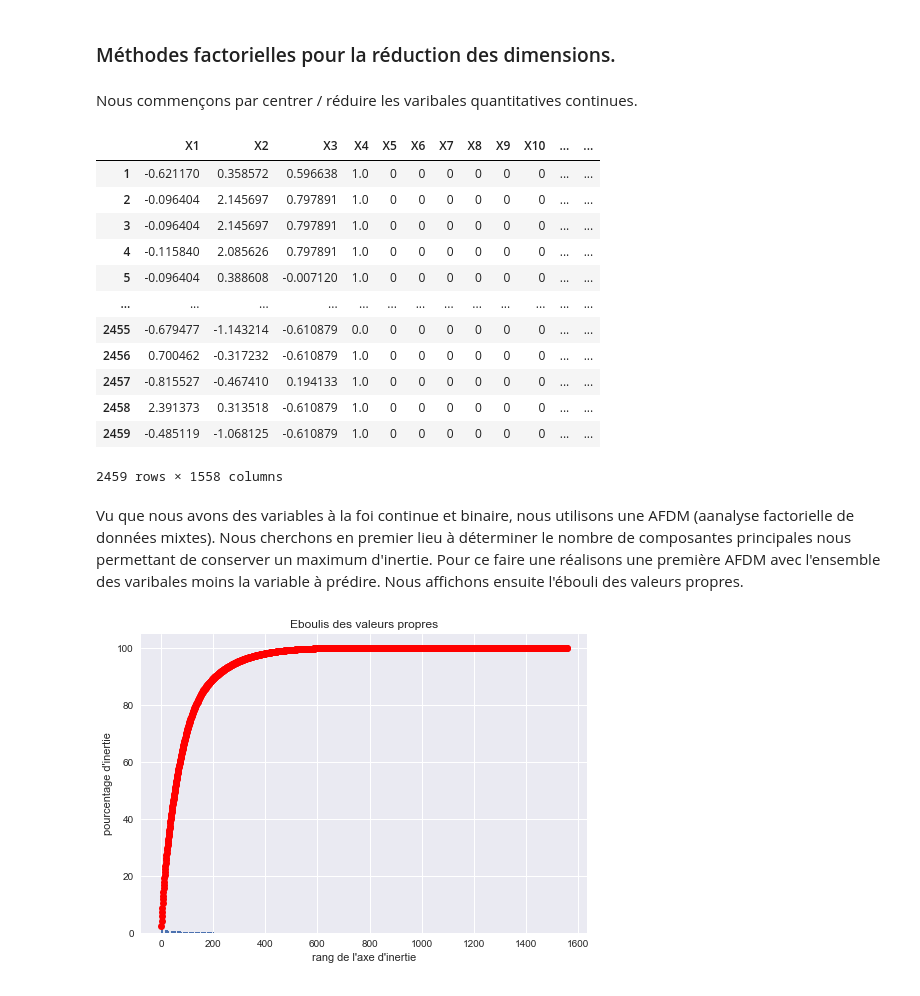
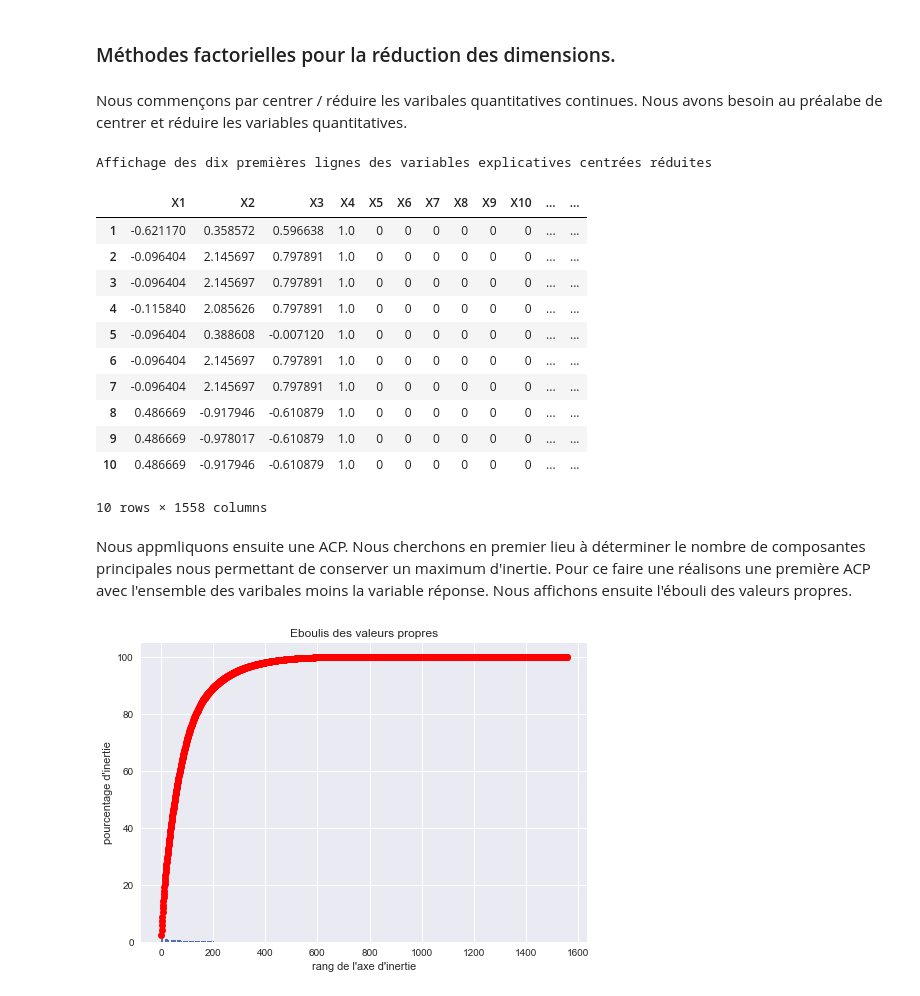
Before and after one commit to cedricsoares/cnam-sta211-entreposage-et-fouille-de-donnees-projet-final, a Jupyter notebook: exploration.ipynb, the cells around one changed output. Saved outputs shown, nothing was run; the diff lists cells and outputs as text; code cells hidden in the pictures.

```diff
--- a/exploration.ipynb
+++ b/exploration.ipynb
@@ -472,32 +492,33 @@ data['X4'] =  knn_imputed_3['X4']
 # %% [markdown]
 ### Méthodes factorielles pour la réduction des dimensions.
 # %% [markdown]
-Nous commençons par centrer / réduire les varibales quantitatives continues.
+Nous commençons par centrer / réduire les varibales quantitatives continues. Nous avons besoin au préalabe de centrer et réduire les variables quantitatives.
 # %%
 from sklearn.preprocessing import StandardScaler
 scaler = StandardScaler()
 
 X_std= pd.DataFrame(scaler.fit_transform(data.loc[:,['X1', 'X2', 'X3']]), columns = data.loc[:,['X1', 'X2', 'X3']].columns, index = data.index)
 X_std = pd.concat([X_std, data.iloc[:,3:-1]], axis=1)
 y = data.iloc[:,-1]
+
+print("Affichage des dix premières lignes des variables explicatives centrées réduites")
+display(X_std.head(10))
+# %% [output]
+Affichage des dix premières lignes des variables explicatives centrées réduites
+|  | X1 | X2 | X3 | X4 | X5 | X6 | X7 | X8 | X9 | X10 | ... | ... |
+| 1 | -0.621170 | 0.358572 | 0.596638 | 1.0 | 0 | 0 | 0 | 0 | 0 | 0 | ... | ... |
+| 2 | -0.096404 | 2.145697 | 0.797891 | 1.0 | 0 | 0 | 0 | 0 | 0 | 0 | ... | ... |
+| 3 | -0.096404 | 2.145697 | 0.797891 | 1.0 | 0 | 0 | 0 | 0 | 0 | 0 | ... | ... |
+| 4 | -0.115840 | 2.085626 | 0.797891 | 1.0 | 0 | 0 | 0 | 0 | 0 | 0 | ... | ... |
+| 5 | -0.096404 | 0.388608 | -0.007120 | 1.0 | 0 | 0 | 0 | 0 | 0 | 0 | ... | ... |
+| 6 | -0.096404 | 2.145697 | 0.797891 | 1.0 | 0 | 0 | 0 | 0 | 0 | 0 | ... | ... |
+| 7 | -0.096404 | 2.145697 | 0.797891 | 1.0 | 0 | 0 | 0 | 0 | 0 | 0 | ... | ... |
+| 8 | 0.486669 | -0.917946 | -0.610879 | 1.0 | 0 | 0 | 0 | 0 | 0 | 0 | ... | ... |
+| 9 | 0.486669 | -0.978017 | -0.610879 | 1.0 | 0 | 0 | 0 | 0 | 0 | 0 | ... | ... |
+| 10 | 0.486669 | -0.917946 | -0.610879 | 1.0 | 0 | 0 | 0 | 0 | 0 | 0 | ... | ... |
+10 rows × 1558 columns
-# %%
-X_std
-# %% [output]
-|  | X1 | X2 | X3 | X4 | X5 | X6 | X7 | X8 | X9 | X10 | ... | ... |
-| 1 | -0.621170 | 0.358572 | 0.596638 | 1.0 | 0 | 0 | 0 | 0 | 0 | 0 | ... | ... |
-| 2 | -0.096404 | 2.145697 | 0.797891 | 1.0 | 0 | 0 | 0 | 0 | 0 | 0 | ... | ... |
-| 3 | -0.096404 | 2.145697 | 0.797891 | 1.0 | 0 | 0 | 0 | 0 | 0 | 0 | ... | ... |
-| 4 | -0.115840 | 2.085626 | 0.797891 | 1.0 | 0 | 0 | 0 | 0 | 0 | 0 | ... | ... |
-| 5 | -0.096404 | 0.388608 | -0.007120 | 1.0 | 0 | 0 | 0 | 0 | 0 | 0 | ... | ... |
-| ... | ... | ... | ... | ... | ... | ... | ... | ... | ... | ... | ... | ... |
-| 2455 | -0.679477 | -1.143214 | -0.610879 | 0.0 | 0 | 0 | 0 | 0 | 0 | 0 | ... | ... |
-| 2456 | 0.700462 | -0.317232 | -0.610879 | 1.0 | 0 | 0 | 0 | 0 | 0 | 0 | ... | ... |
-| 2457 | -0.815527 | -0.467410 | 0.194133 | 1.0 | 0 | 0 | 0 | 0 | 0 | 0 | ... | ... |
-| 2458 | 2.391373 | 0.313518 | -0.610879 | 1.0 | 0 | 0 | 0 | 0 | 0 | 0 | ... | ... |
-| 2459 | -0.485119 | -1.068125 | -0.610879 | 1.0 | 0 | 0 | 0 | 0 | 0 | 0 | ... | ... |
-2459 rows × 1558 columns
 # %% [markdown]
-Vu que nous avons des variables à la foi continue et binaire, nous utilisons une AFDM (aanalyse factorielle de données mixtes). Nous cherchons en premier lieu à déterminer le nombre de composantes principales nous permettant de conserver un maximum d'inertie. Pour ce faire une réalisons une première AFDM avec l'ensemble des varibales moins la variable à prédire. Nous affichons ensuite l'ébouli des valeurs propres.
+Nous appmliquons ensuite une ACP. Nous cherchons en premier lieu à déterminer le nombre de composantes principales nous permettant de conserver un maximum d'inertie. Pour ce faire une réalisons une première ACP avec l'ensemble des varibales moins la variable réponse. Nous affichons ensuite l'ébouli des valeurs propres.
 # %%
 n_comp = len(X_std.iloc[:,:-1].columns)
 
```
Also changed, not shown: parts of 30 cells of this notebook.
